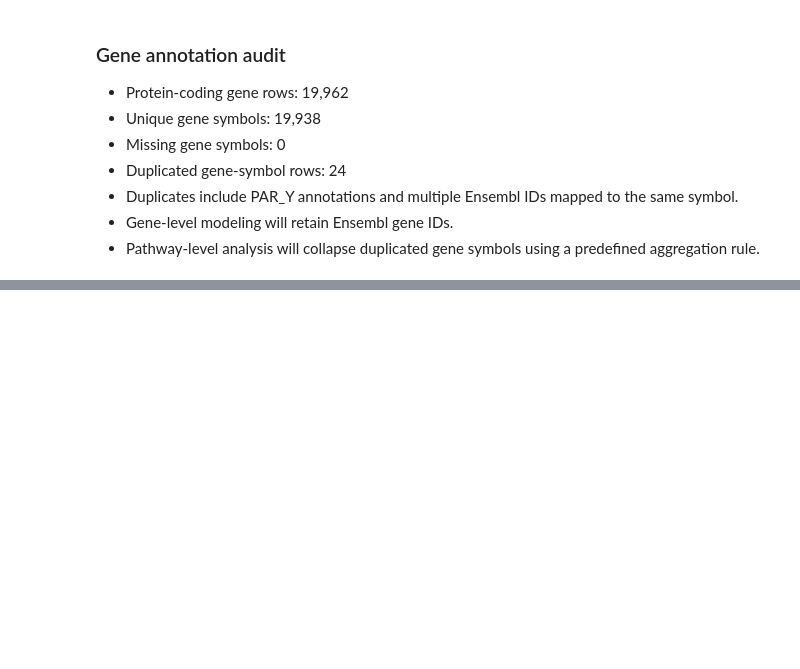
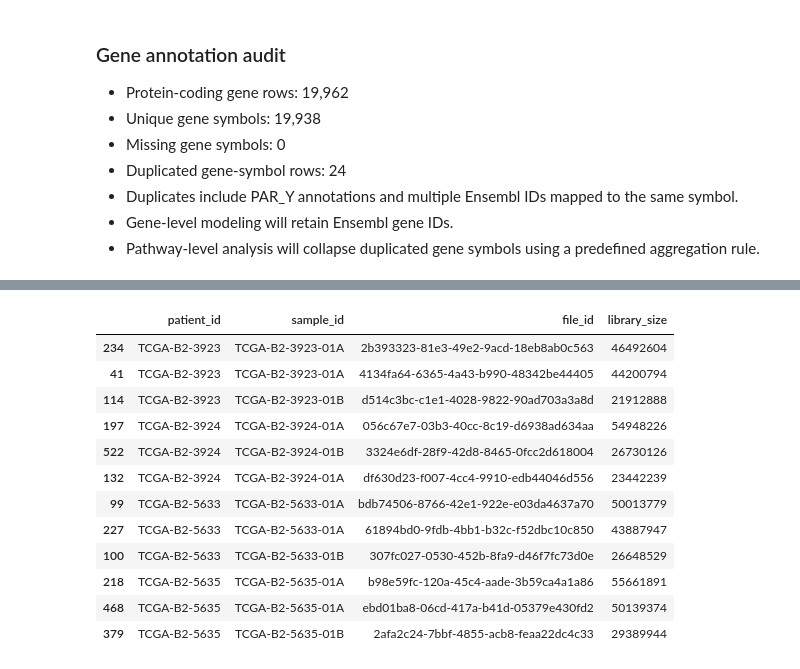
Before and after one commit to chaeiiii/kirc-genomic-prognosis, a Jupyter notebook: notebooks/01_rna_data_audit.ipynb, the cells around one changed output, grey strips where cells are left out. Cells and saved outputs as stored; diff of their text form; code cells hidden in the pictures; blank space fills up the shorter version.

```diff
--- a/notebooks/01_rna_data_audit.ipynb
+++ b/notebooks/01_rna_data_audit.ipynb
@@ -191,0 +414,50 @@ Duplicated symbol rows: 24
+# %%
+def get_library_size(file_id):
+    file_path = next(
+        (rna_dir / file_id).glob("*.rna_seq.augmented_star_gene_counts.tsv")
+    )
+
+    df = pd.read_csv(
+        file_path,
+        sep="\t",
+        comment="#",
+        usecols=["gene_id", "unstranded"]
+    )
+
+    # STAR summary 행 제거하고 실제 gene만 사용
+    df = df[df["gene_id"].str.startswith("ENSG", na=False)]
+
+    return df["unstranded"].sum()
+
+
+duplicate_rna = duplicate_rna.copy()
+
+duplicate_rna["library_size"] = duplicate_rna["file_id"].apply(
+    get_library_size
+)
+
+duplicate_rna[
+    [
+        "patient_id",
+        "sample_id",
+        "file_id",
+        "library_size"
+    ]
+].sort_values(
+    ["patient_id", "library_size"],
+    ascending=[True, False]
+)
+# %% [output]
+|  | patient_id | sample_id | file_id | library_size |
+| 234 | TCGA-B2-3923 | TCGA-B2-3923-01A | 2b393323-81e3-49e2-9acd-18eb8ab0c563 | 46492604 |
+| 41 | TCGA-B2-3923 | TCGA-B2-3923-01A | 4134fa64-6365-4a43-b990-48342be44405 | 44200794 |
+| 114 | TCGA-B2-3923 | TCGA-B2-3923-01B | d514c3bc-c1e1-4028-9822-90ad703a3a8d | 21912888 |
+| 197 | TCGA-B2-3924 | TCGA-B2-3924-01A | 056c67e7-03b3-40cc-8c19-d6938ad634aa | 54948226 |
+| 522 | TCGA-B2-3924 | TCGA-B2-3924-01B | 3324e6df-28f9-42d8-8465-0fcc2d618004 | 26730126 |
+| 132 | TCGA-B2-3924 | TCGA-B2-3924-01A | df630d23-f007-4cc4-9910-edb44046d556 | 23442239 |
+| 99 | TCGA-B2-5633 | TCGA-B2-5633-01A | bdb74506-8766-42e1-922e-e03da4637a70 | 50013779 |
+| 227 | TCGA-B2-5633 | TCGA-B2-5633-01A | 61894bd0-9fdb-4bb1-b32c-f52dbc10c850 | 43887947 |
+| 100 | TCGA-B2-5633 | TCGA-B2-5633-01B | 307fc027-0530-452b-8fa9-d46f7fc73d0e | 26648529 |
+| 218 | TCGA-B2-5635 | TCGA-B2-5635-01A | b98e59fc-120a-45c4-aade-3b59ca4a1a86 | 55661891 |
+| 468 | TCGA-B2-5635 | TCGA-B2-5635-01A | ebd01ba8-06cd-417a-b41d-05379e430fd2 | 50139374 |
+| 379 | TCGA-B2-5635 | TCGA-B2-5635-01B | 2afa2c24-7bbf-4855-acb8-feaa22dc4c33 | 29389944 |
```
Also changed, not shown: parts of 17 cells of this notebook.
